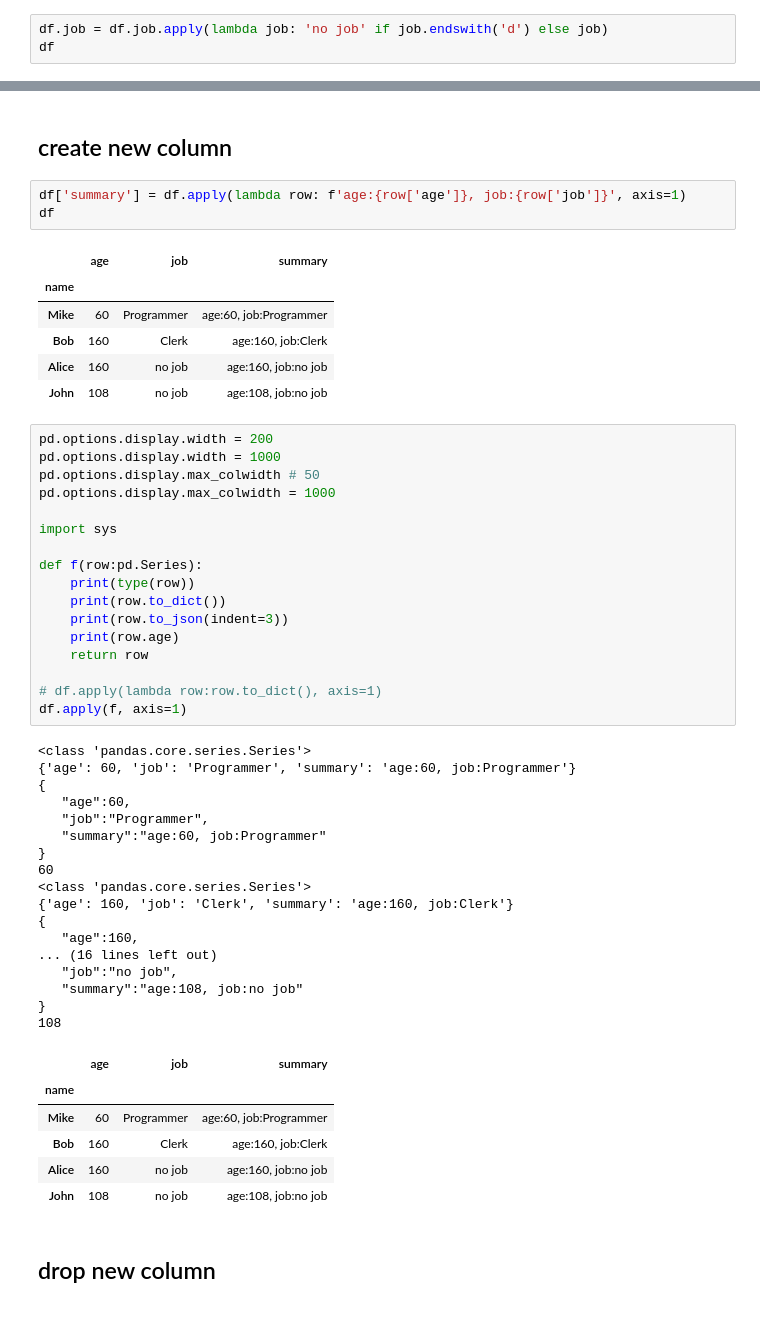
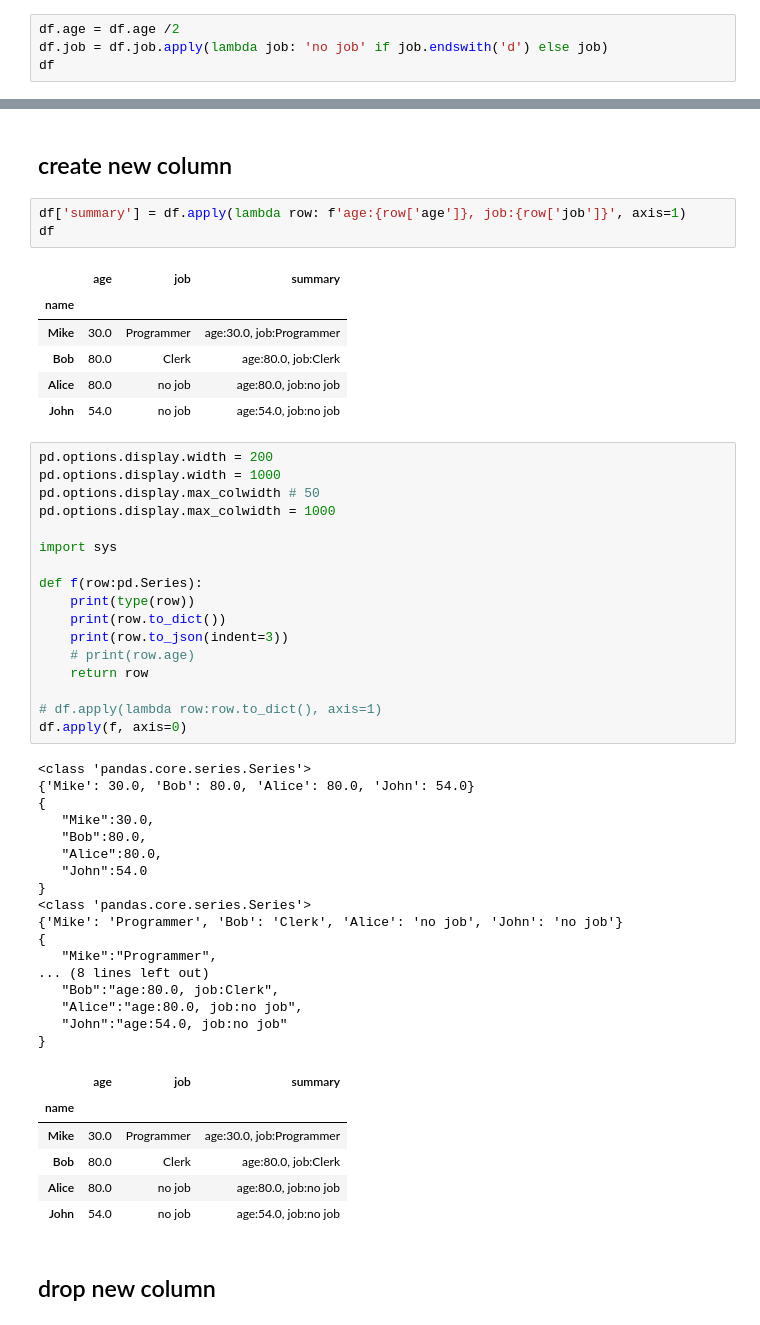
Before and after one commit to atrox3d/neuralnine-pandas-full-course, a Jupyter notebook: 02.ipynb, the cells around one changed output, grey strips where cells are left out. Cells and saved outputs as stored; diff of their text form.

```diff
--- a/02.ipynb
+++ b/02.ipynb
@@ -268,6 +266,7 @@ df
 | Alice | 160 | changed |
 | John | 108 | unemployed |
 # %%
+df.age = df.age /2
 df.job = df.job.apply(lambda job: 'no job' if job.endswith('d') else job)
 df
 # %% [output]
@@ -285,51 +284,51 @@ df
 # %% [output]
 |  | age | job | summary |
 | name |  |  |  |
-| Mike | 60 | Programmer | age:60, job:Programmer |
-| Bob | 160 | Clerk | age:160, job:Clerk |
-| Alice | 160 | no job | age:160, job:no job |
-| John | 108 | no job | age:108, job:no job |
+| Mike | 30.0 | Programmer | age:30.0, job:Programmer |
+| Bob | 80.0 | Clerk | age:80.0, job:Clerk |
+| Alice | 80.0 | no job | age:80.0, job:no job |
+| John | 54.0 | no job | age:54.0, job:no job |
 # %%
 pd.options.display.width = 200
 pd.options.display.width = 1000
 pd.options.display.max_colwidth # 50
 pd.options.display.max_colwidth = 1000
 
 import sys
 
 def f(row:pd.Series):
     print(type(row))
     print(row.to_dict())
     print(row.to_json(indent=3))
-    print(row.age)
+    # print(row.age)
     return row
 
 # df.apply(lambda row:row.to_dict(), axis=1)
-df.apply(f, axis=1)
+df.apply(f, axis=0)
 # %% [output]
 <class 'pandas.core.series.Series'>
-{'age': 60, 'job': 'Programmer', 'summary': 'age:60, job:Programmer'}
+{'Mike': 30.0, 'Bob': 80.0, 'Alice': 80.0, 'John': 54.0}
 {
-   "age":60,
-   "job":"Programmer",
-   "summary":"age:60, job:Programmer"
+   "Mike":30.0,
+   "Bob":80.0,
+   "Alice":80.0,
+   "John":54.0
 }
-60
 <class 'pandas.core.series.Series'>
-{'age': 160, 'job': 'Clerk', 'summary': 'age:160, job:Clerk'}
+{'Mike': 'Programmer', 'Bob': 'Clerk', 'Alice': 'no job', 'John': 'no job'}
 {
-   "age":160,
-... (16 lines left out)
-   "job":"no job",
-   "summary":"age:108, job:no job"
+   "Mike":"Programmer",
+... (8 lines left out)
+   "Bob":"age:80.0, job:Clerk",
+   "Alice":"age:80.0, job:no job",
+   "John":"age:54.0, job:no job"
 }
-108
 |  | age | job | summary |
 | name |  |  |  |
-| Mike | 60 | Programmer | age:60, job:Programmer |
-| Bob | 160 | Clerk | age:160, job:Clerk |
-| Alice | 160 | no job | age:160, job:no job |
-| John | 108 | no job | age:108, job:no job |
+| Mike | 30.0 | Programmer | age:30.0, job:Programmer |
+| Bob | 80.0 | Clerk | age:80.0, job:Clerk |
+| Alice | 80.0 | no job | age:80.0, job:no job |
+| John | 54.0 | no job | age:54.0, job:no job |
 # %% [markdown]
 ## drop new column
 # %%
```
Also changed, not shown: parts of 21 cells of this notebook.
